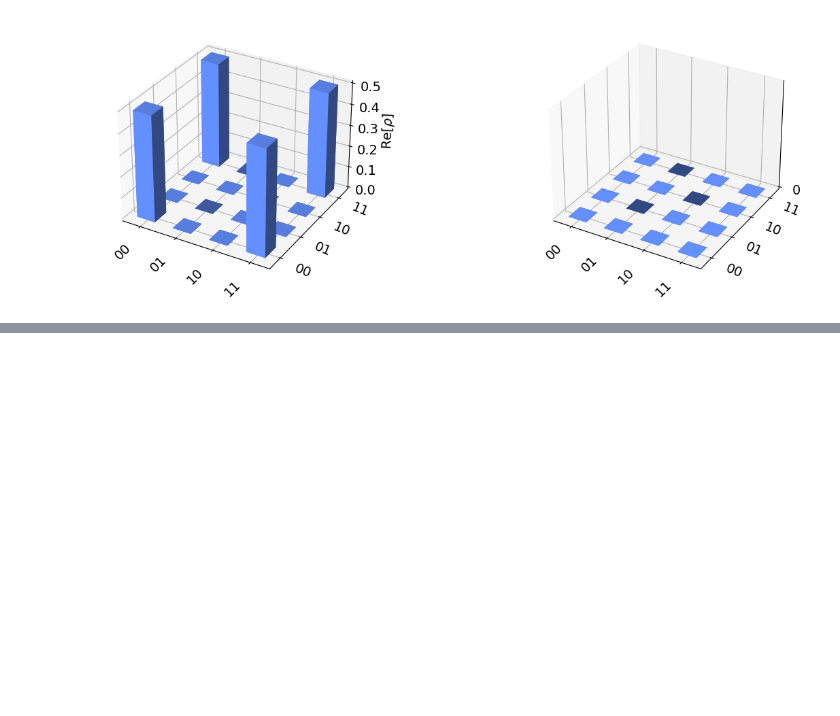
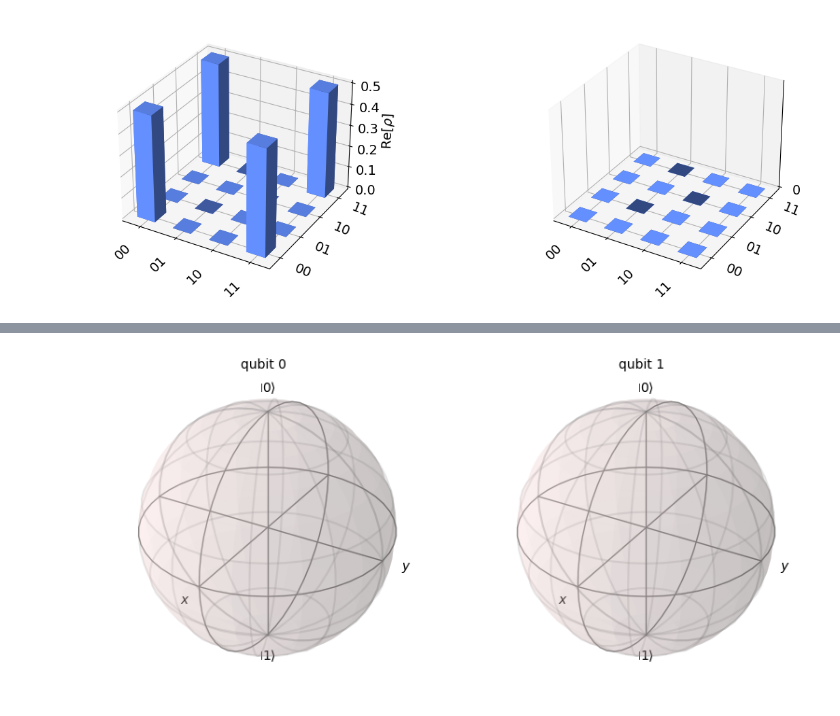
Before and after one commit to Azoghal/Qubilant, a Jupyter notebook: Experiments/Visualisations.ipynb, the cells around one changed output, grey strips where cells are left out. Cells and saved outputs as stored; diff of their text form; code cells hidden in the pictures; blank space fills up the shorter version.

```diff
--- a/Experiments/Visualisations.ipynb
+++ b/Experiments/Visualisations.ipynb
@@ -88,0 +93,4 @@ plot_state_city(psi)
+# %%
+plot_bloch_multivector(psi)
+# %% [output]
+[figure, added]
```
Also changed, not shown: parts of 5 cells of this notebook, 1 other file.
